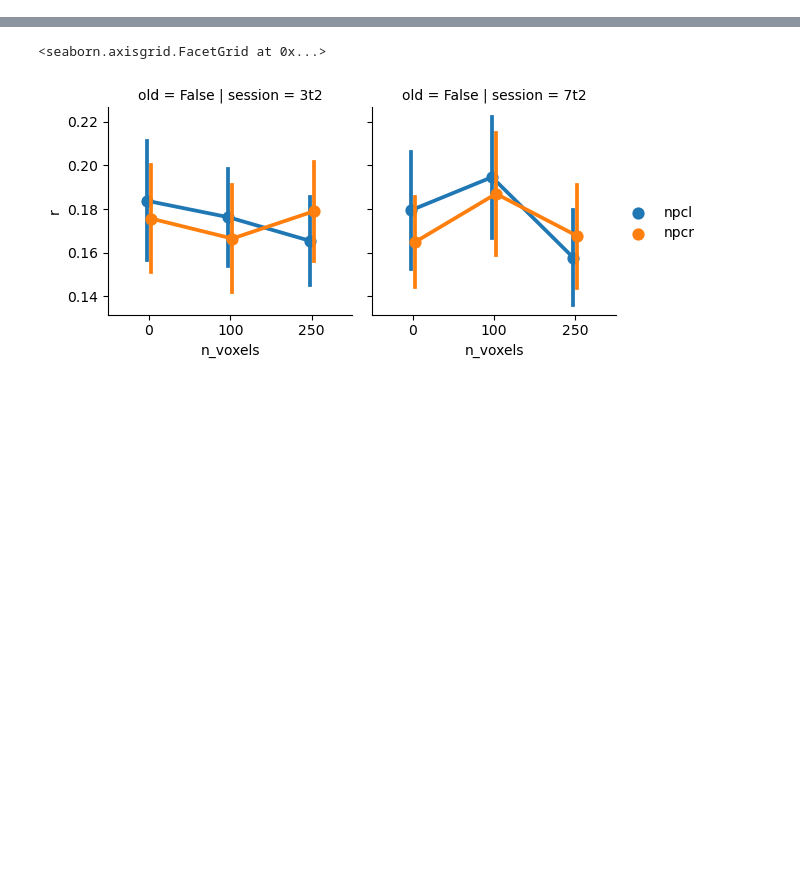
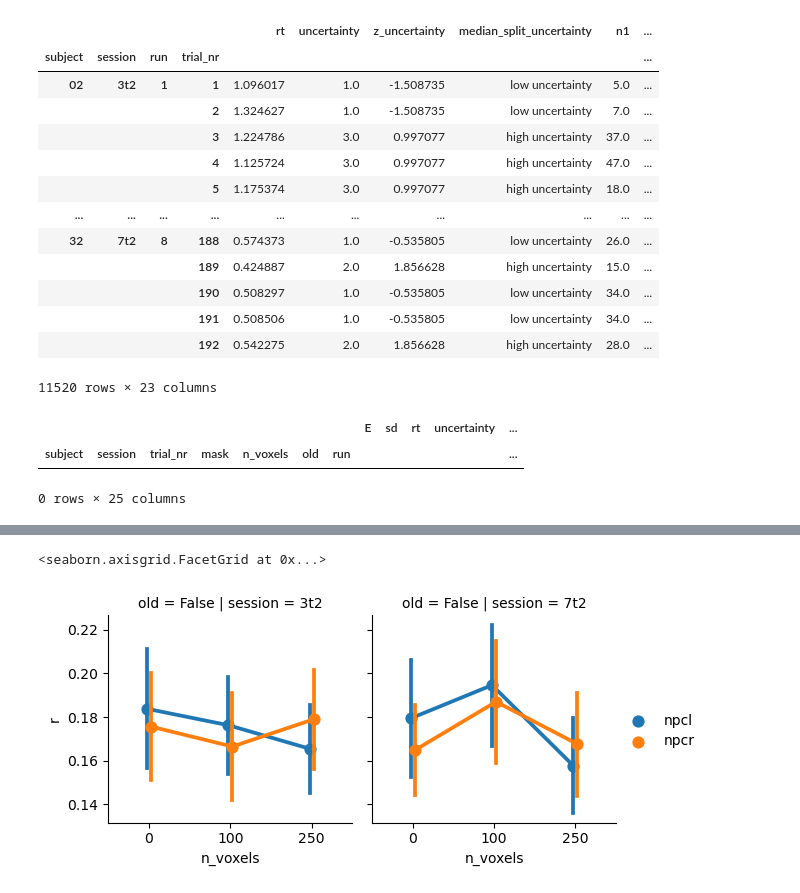
Before and after one commit to Gilles86/risk_experiment, a Jupyter notebook: risk_experiment/encoding_model/notebooks/analyze_decoding_natural_space.ipynb, the cells around one changed output, grey strips where cells are left out. Cells and saved outputs as stored; diff of their text form; code cells hidden in the pictures; blank space fills up the shorter version.

```diff
--- a/risk_experiment/encoding_model/notebooks/analyze_decoding_natural_space.ipynb
+++ b/risk_experiment/encoding_model/notebooks/analyze_decoding_natural_space.ipynb
@@ -79,3 +98,26 @@ pred = pred.join(df, how='inner')
+# %%
+df
+# %% [output]
+|  |  |  |  | rt | uncertainty | z_uncertainty | median_split_uncertainty | n1 | ... |
+| subject | session | run | trial_nr |  |  |  |  |  | ... |
+| 02 | 3t2 | 1 | 1 | 1.096017 | 1.0 | -1.508735 | low uncertainty | 5.0 | ... |
+|  |  |  | 2 | 1.324627 | 1.0 | -1.508735 | low uncertainty | 7.0 | ... |
+|  |  |  | 3 | 1.224786 | 3.0 | 0.997077 | high uncertainty | 37.0 | ... |
+|  |  |  | 4 | 1.125724 | 3.0 | 0.997077 | high uncertainty | 47.0 | ... |
+|  |  |  | 5 | 1.175374 | 3.0 | 0.997077 | high uncertainty | 18.0 | ... |
+| ... | ... | ... | ... | ... | ... | ... | ... | ... | ... |
+| 32 | 7t2 | 8 | 188 | 0.574373 | 1.0 | -0.535805 | low uncertainty | 26.0 | ... |
+|  |  |  | 189 | 0.424887 | 2.0 | 1.856628 | high uncertainty | 15.0 | ... |
+|  |  |  | 190 | 0.508297 | 1.0 | -0.535805 | low uncertainty | 34.0 | ... |
+|  |  |  | 191 | 0.508506 | 1.0 | -0.535805 | low uncertainty | 34.0 | ... |
+|  |  |  | 192 | 0.542275 | 2.0 | 1.856628 | high uncertainty | 28.0 | ... |
+11520 rows × 23 columns
+# %%
+pred
+# %% [output]
+|  |  |  |  |  |  |  | E | sd | rt | uncertainty | ... |
+| subject | session | trial_nr | mask | n_voxels | old | run |  |  |  |  | ... |
+0 rows × 25 columns
 # %%
 r1 = pred.groupby(['subject', 'session', 'mask', 'n_voxels', 'old']).apply(lambda d: pingouin.corr(d['E'], d['log(n1)']))
 r2_ = pred.groupby(['subject', 'session', 'mask', 'n_voxels', 'run', 'old']).apply(lambda d: pingouin.corr(d['E'], d['log(n1)']))
```
Also changed, not shown: parts of 5 cells of this notebook, 14 other files.
